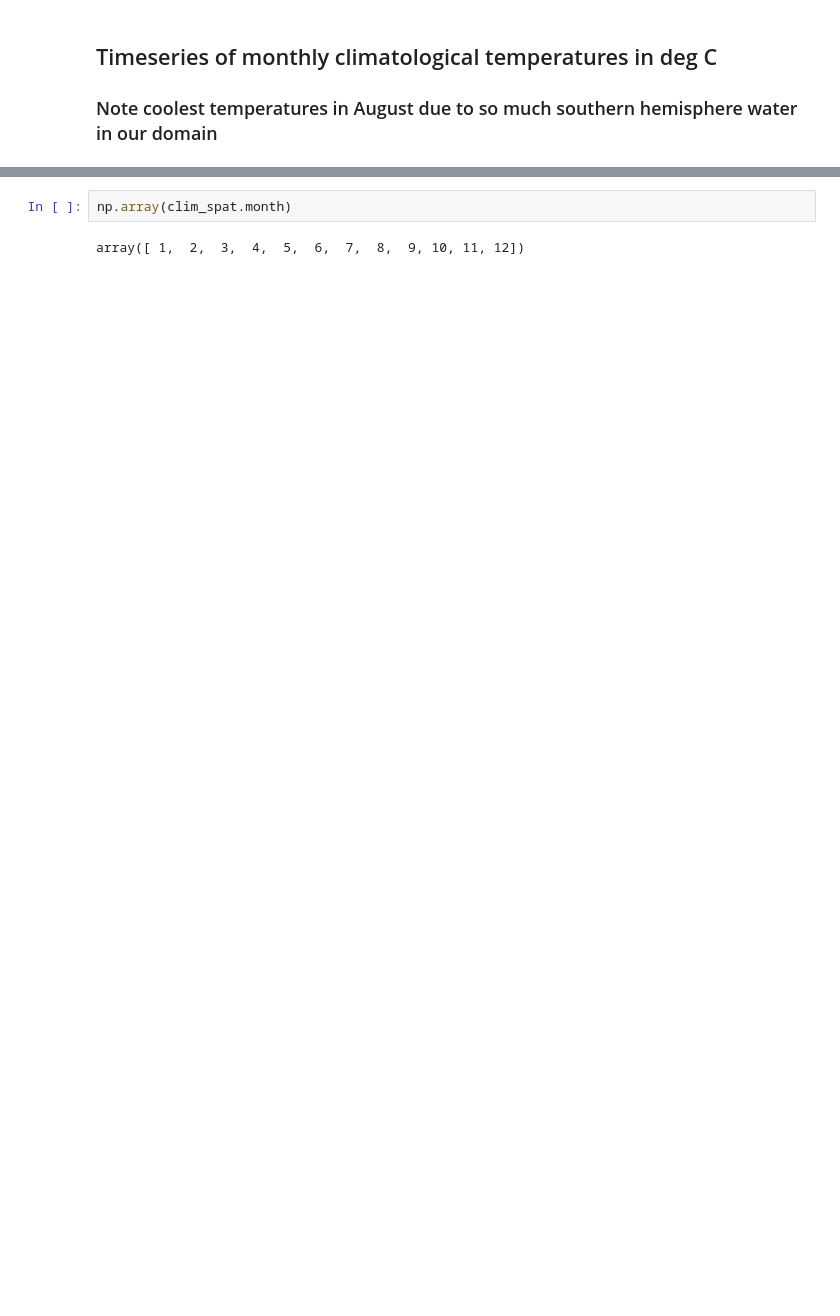
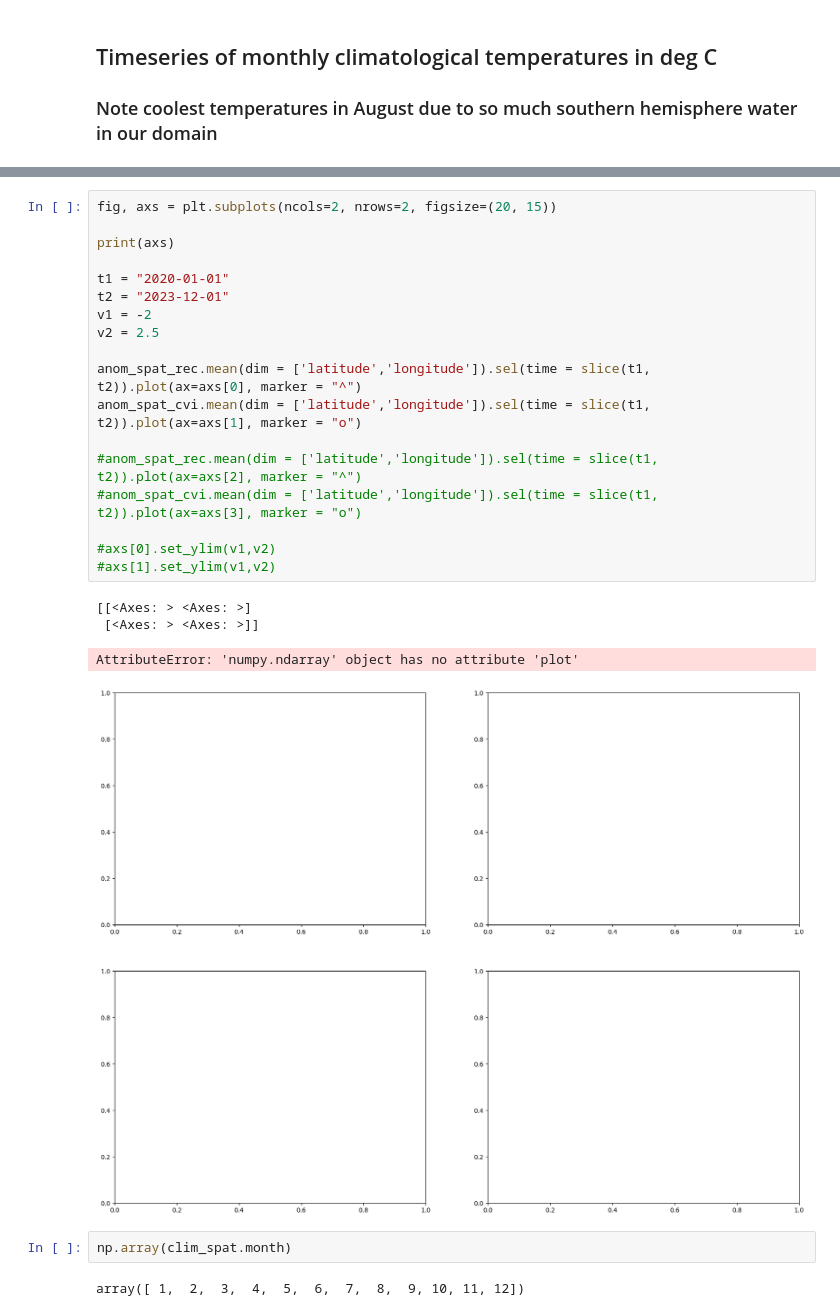
Before and after one commit to dpendleton1/Dakar-Humpback, a Jupyter notebook: oisst-erddap-modify.ipynb, the cells around one changed output, grey strips where cells are left out. Drawn from its saved outputs; the diff is of its cells as text; blank space fills up the shorter version.

```diff
--- a/oisst-erddap-modify.ipynb
+++ b/oisst-erddap-modify.ipynb
@@ -275,3 +331,26 @@ NameError: name 'shape' is not defined
+# %%
+fig, axs = plt.subplots(ncols=2, nrows=2, figsize=(20, 15))
+
+print(axs)
+
+t1 = "2020-01-01"
+t2 = "2023-12-01"
+v1 = -2
+v2 = 2.5
+
+anom_spat_rec.mean(dim = ['latitude','longitude']).sel(time = slice(t1, t2)).plot(ax=axs[0], marker = "^")
+anom_spat_cvi.mean(dim = ['latitude','longitude']).sel(time = slice(t1, t2)).plot(ax=axs[1], marker = "o")
+
+#anom_spat_rec.mean(dim = ['latitude','longitude']).sel(time = slice(t1, t2)).plot(ax=axs[2], marker = "^")
+#anom_spat_cvi.mean(dim = ['latitude','longitude']).sel(time = slice(t1, t2)).plot(ax=axs[3], marker = "o")
+
+#axs[0].set_ylim(v1,v2)
+#axs[1].set_ylim(v1,v2)
+# %% [output]
+[[<Axes: > <Axes: >]
+ [<Axes: > <Axes: >]]
+AttributeError: 'numpy.ndarray' object has no attribute 'plot'
+[figure, added]
 # %%
 np.array(clim_spat.month)
 # %% [output]
```
Also changed, not shown: parts of 8 cells of this notebook.
